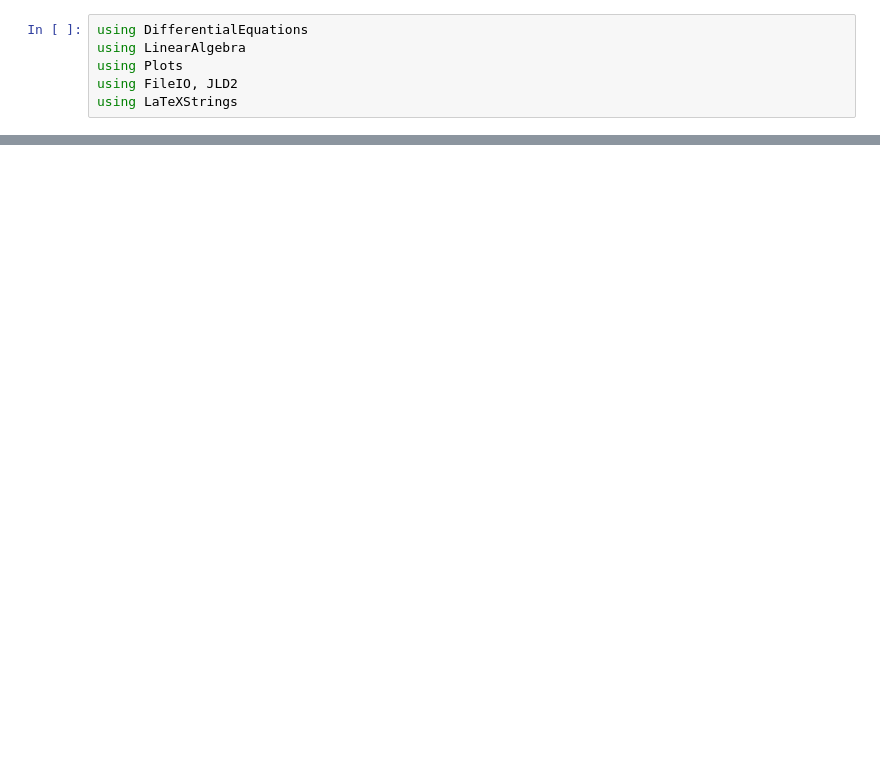
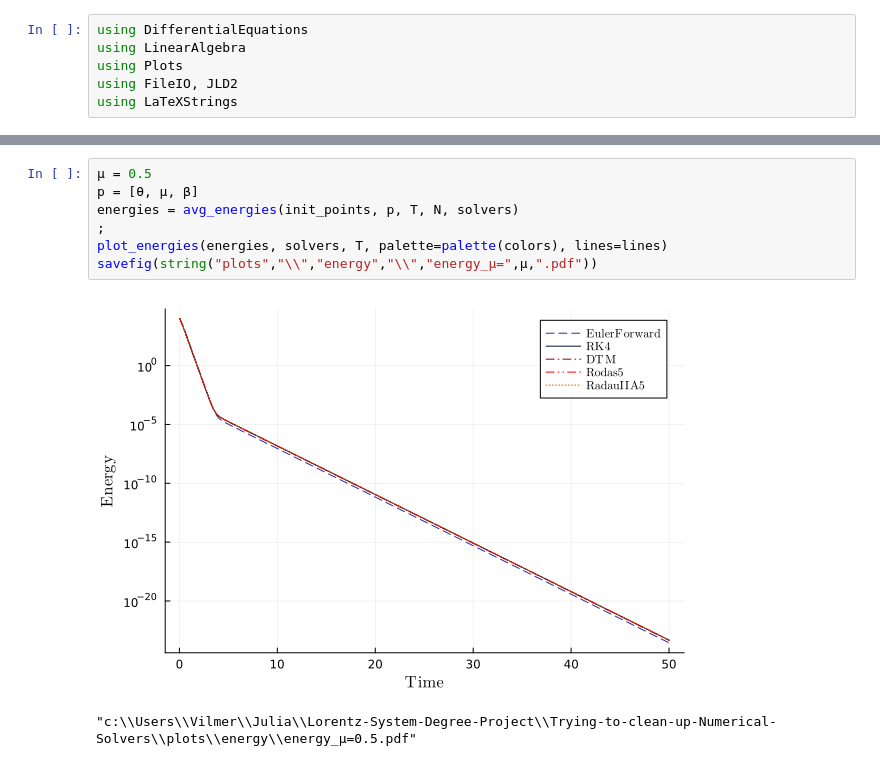
Before and after one commit to eiralarsson/Lorentz-System-Degree-Project, a Jupyter notebook: Trying-to-clean-up-Numerical-Solvers/energy.ipynb, the cells around one changed output, grey strips where cells are left out. Cells and saved outputs as stored; diff of their text form; blank space fills up the shorter version.

```diff
--- a/Trying-to-clean-up-Numerical-Solvers/energy.ipynb
+++ b/Trying-to-clean-up-Numerical-Solvers/energy.ipynb
@@ -53,0 +97,10 @@ savefig(string("plots","\\","energy","\\","energy_μ=",μ,".png"))
+# %%
+μ = 0.5
+p = [θ, μ, β]
+energies = avg_energies(init_points, p, T, N, solvers)
+;
+plot_energies(energies, solvers, T, palette=palette(colors), lines=lines)
+savefig(string("plots","\\","energy","\\","energy_μ=",μ,".pdf"))
+# %% [output]
+[figure, added]
+"c:\\Users\\Vilmer\\Julia\\Lorentz-System-Degree-Project\\Trying-to-clean-up-Numerical-Solvers\\plots\\energy\\energy_μ=0.5.pdf"
```
Also changed, not shown: parts of 21 cells of this notebook, 3 other files.
